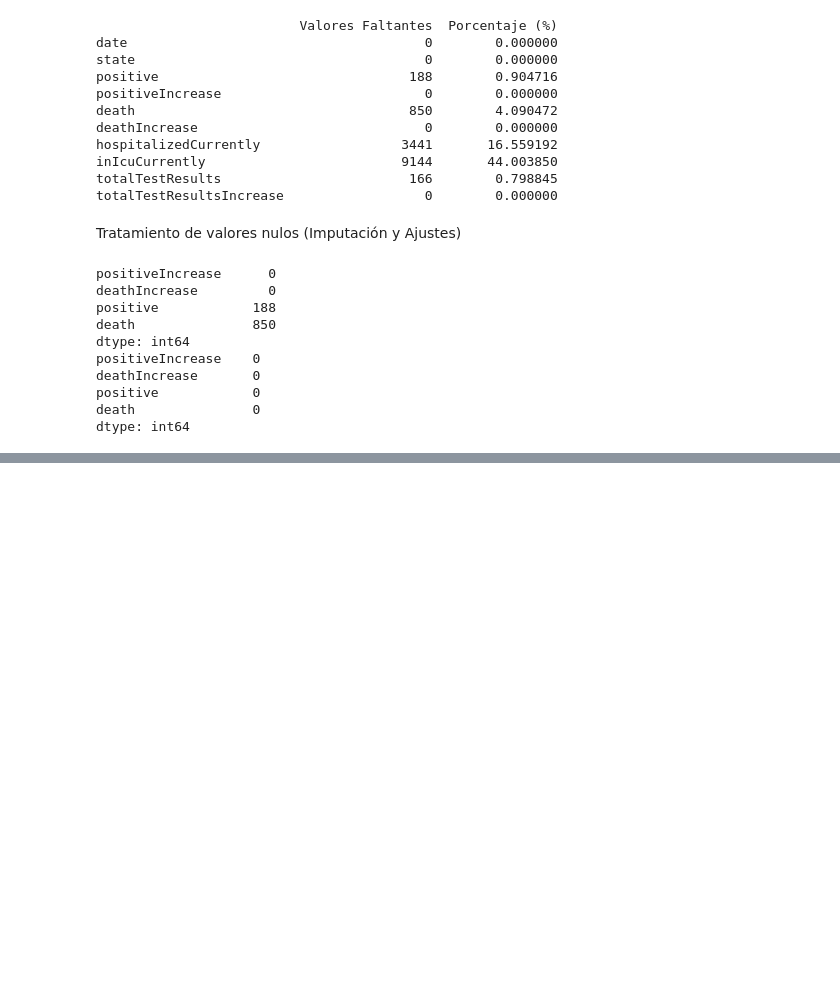
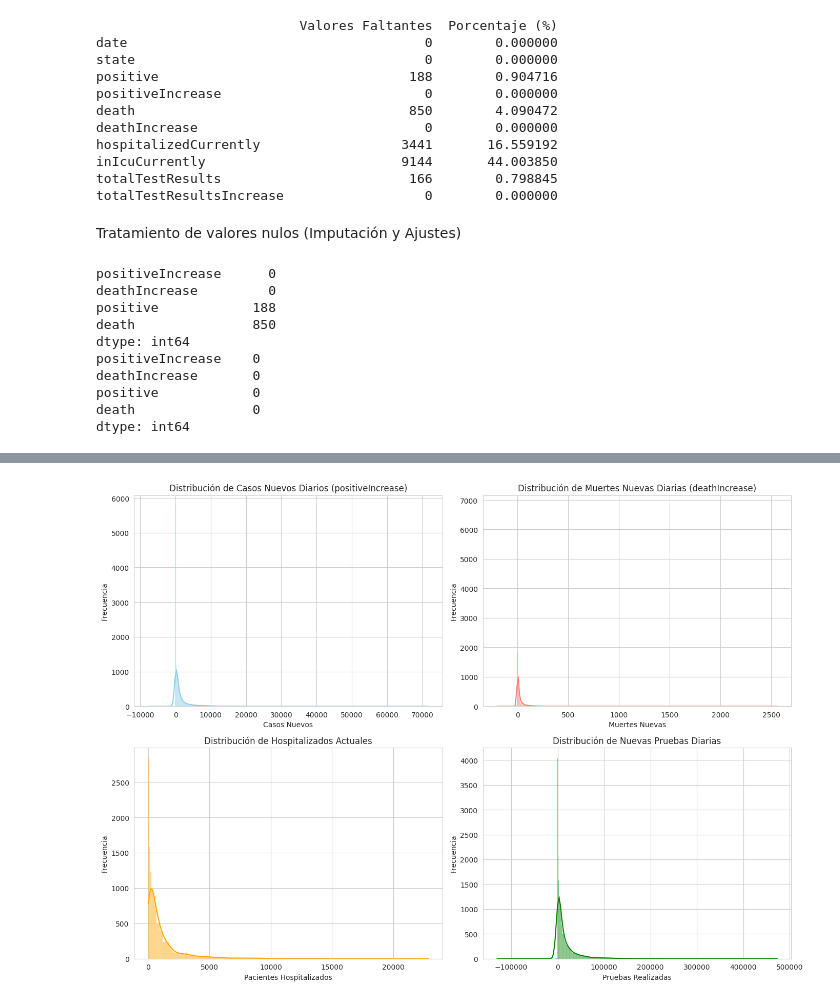
Before and after one commit to Bootcamp-DA-P3/Proyecto_EDA_covid-usa_Tania, a Jupyter notebook: notebooks/01_covid_eda.ipynb, the cells around one changed output, grey strips where cells are left out. Saved outputs shown, nothing was run; the diff lists cells and outputs as text; code cells hidden in the pictures; blank space fills up the shorter version.

Commit message:
Se agrega a ipynb1 analisis de distrib, análisis univar/bivar, outliers, correl

```diff
--- a/notebooks/01_covid_eda.ipynb
+++ b/notebooks/01_covid_eda.ipynb
@@ -275,0 +277,32 @@ dtype: int64
+# %%
+# Configuramos una figura con subplots para ver las distribuciones principales
+fig, axes = plt.subplots(2, 2, figsize=(14, 10))
+
+# 1. Casos nuevos diarios (positiveIncrease)
+sns.histplot(df_clean['positiveIncrease'], kde=True, ax=axes[0, 0], color='skyblue')
+axes[0, 0].set_title('Distribución de Casos Nuevos Diarios (positiveIncrease)')
+axes[0, 0].set_xlabel('Casos Nuevos')
+axes[0, 0].set_ylabel('Frecuencia')
+
+# 2. Muertes nuevas diarias (deathIncrease)
+sns.histplot(df_clean['deathIncrease'], kde=True, ax=axes[0, 1], color='salmon')
+axes[0, 1].set_title('Distribución de Muertes Nuevas Diarias (deathIncrease)')
+axes[0, 1].set_xlabel('Muertes Nuevas')
+axes[0, 1].set_ylabel('Frecuencia')
+
+# 3. Hospitalizados actuales (hospitalizedCurrently)
+sns.histplot(df_clean['hospitalizedCurrently'].dropna(), kde=True, ax=axes[1, 0], color='orange')
+axes[1, 0].set_title('Distribución de Hospitalizados Actuales')
+axes[1, 0].set_xlabel('Pacientes Hospitalizados')
+axes[1, 0].set_ylabel('Frecuencia')
+
+# 4. Total de resultados de pruebas diarias (totalTestResultsIncrease)
+sns.histplot(df_clean['totalTestResultsIncrease'], kde=True, ax=axes[1, 1], color='green')
+axes[1, 1].set_title('Distribución de Nuevas Pruebas Diarias')
+axes[1, 1].set_xlabel('Pruebas Realizadas')
+axes[1, 1].set_ylabel('Frecuencia')
+
+plt.tight_layout()
+plt.show()
+# %% [output]
+[figure, added]
```
Also changed, not shown: parts of 19 cells of this notebook.
